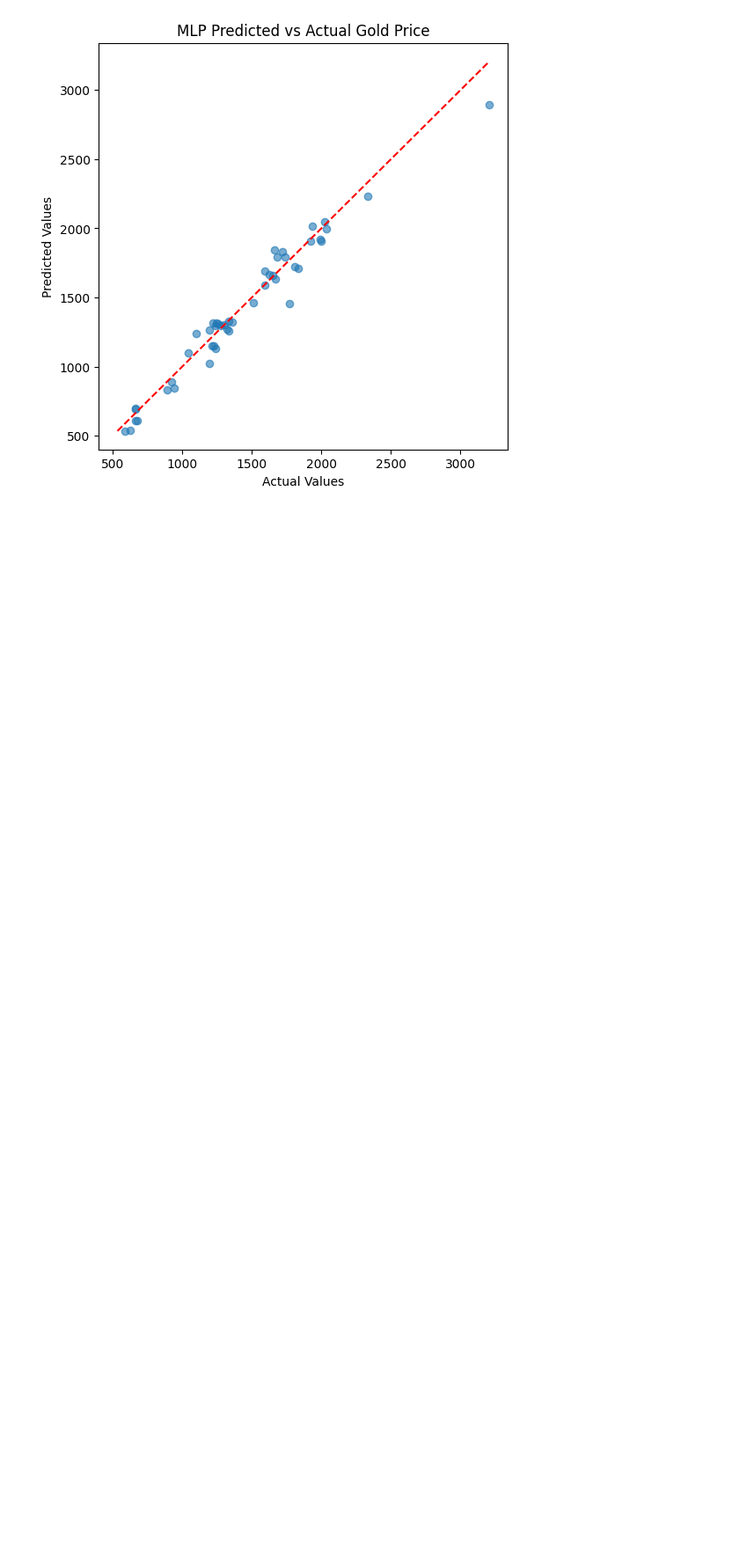
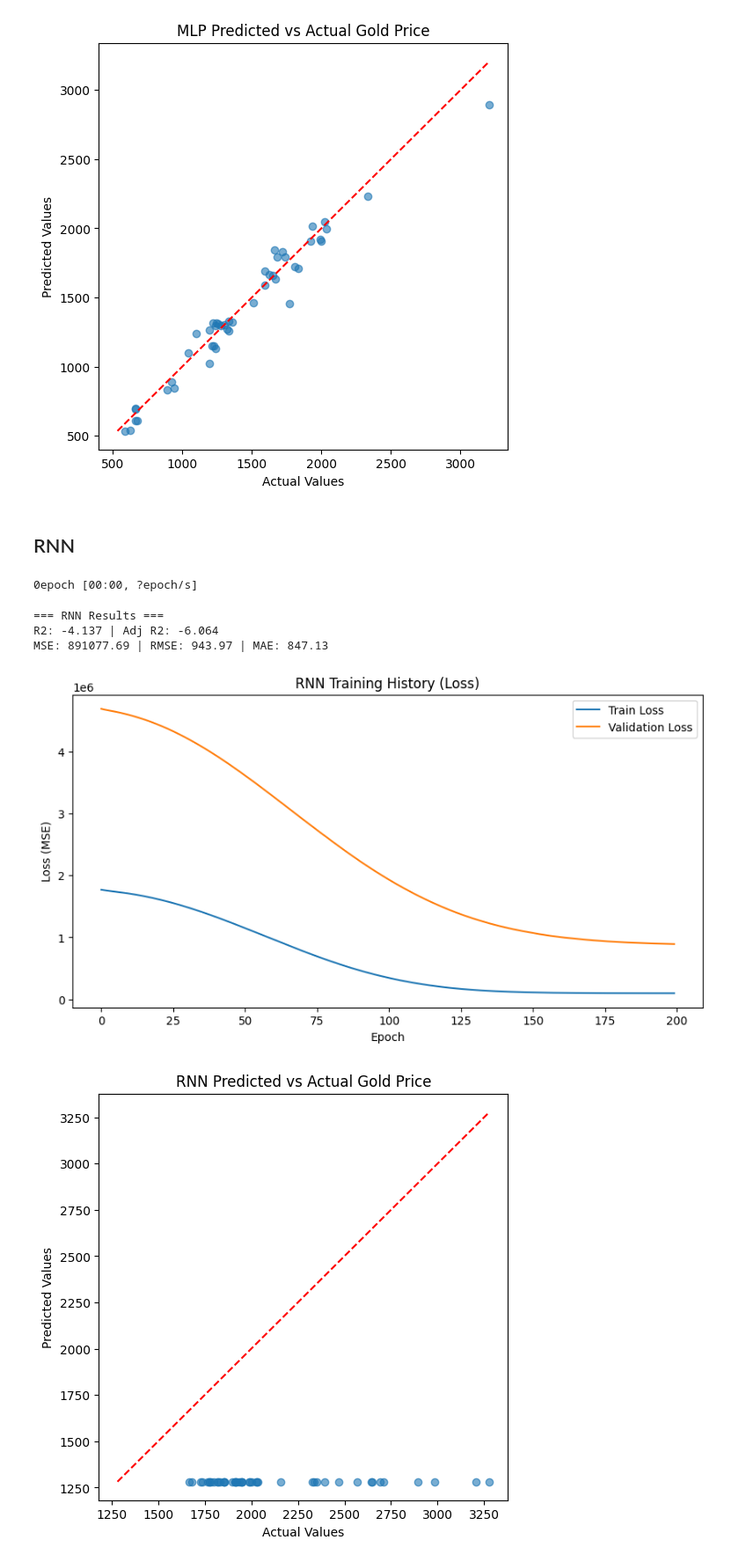
Before and after one commit to HuyPham171-hub/gold-price-prediction, a Jupyter notebook: notebooks/modeling.ipynb, the cells around one changed output. Shown at 88% size. Saved outputs shown, nothing was run; the diff lists cells and outputs as text; code cells hidden in the pictures; blank space fills up the shorter version.

Commit message:
RNN model

```diff
--- a/notebooks/modeling.ipynb
+++ b/notebooks/modeling.ipynb
@@ -1389,3 +1389,5 @@ R2: 0.960 | Adj R2: 0.946
 MSE: 10101.51 | RMSE: 100.51 | MAE: 77.24
 [figure]
 [figure]
+# %% [markdown]
+## RNN
@@ -1391,0 +1420,61 @@ MSE: 10101.51 | RMSE: 100.51 | MAE: 77.24
+# %%
+window = 12
+series = df["Gold_Spot"].values
+
+X, y = create_sequences(series, window)
+X_train, X_test, y_train, y_test = time_based_split_sequences(X, y, train_ratio=0.8)
+
+rnn = Sequential([
+    Input(shape=(X_train.shape[1], X_train.shape[2])),
+    SimpleRNN(64, activation='tanh', return_sequences=True),
+    Dropout(0.3),
+    SimpleRNN(64, activation='tanh'),
+    Dense(32, activation='relu'),
+    Dense(1)
+])
+
+rnn.compile(optimizer='adam', loss='mse', metrics=['mae'])
+
+# --- Callbacks ---
+callbacks = [
+    EarlyStopping(monitor='val_loss', patience=15, restore_best_weights=True),
+    ReduceLROnPlateau(monitor='val_loss', factor=0.5, patience=5),
+    ModelCheckpoint("../models/best_rnn.keras", monitor='val_loss', save_best_only=True, verbose=0),
+    TqdmCallback(verbose=1)
+]
+
+# --- Train ---
+history = rnn.fit(
+    X_train, y_train,
+    validation_data=(X_test, y_test),
+    epochs=200,
+    batch_size=32,
+    callbacks=callbacks,
+    verbose=0
+)
+
+# --- Predict ---
+y_pred = rnn.predict(X_test, verbose=0).flatten()
+
+# --- Evaluate ---
+metrics = evaluate_regression(y_test, y_pred)
+r2 = metrics["R2"]
+mse = metrics["MSE"]
+rmse = metrics["RMSE"]
+mae = metrics["MAE"]
+n, p = X_test.shape[0], X_test.shape[1]
+adj_r2 = 1 - (1 - r2) * (n - 1) / (n - p - 1)
+
+print("\n=== RNN Results ===")
+print(f"R2: {r2:.3f} | Adj R2: {adj_r2:.3f}")
+print(f"MSE: {mse:.2f} | RMSE: {rmse:.2f} | MAE: {mae:.2f}")
+
+plot_history(history, "RNN Training History (Loss)")
+plot_predicted_vs_actual(y_test, y_pred, "RNN Predicted vs Actual Gold Price")
+# %% [output]
+0epoch [00:00, ?epoch/s]
+=== RNN Results ===
+R2: -4.137 | Adj R2: -6.064
+MSE: 891077.69 | RMSE: 943.97 | MAE: 847.13
+[figure, added]
+[figure, added]
```
Also changed, not shown: parts of 1 cell of this notebook, 1 other file.
